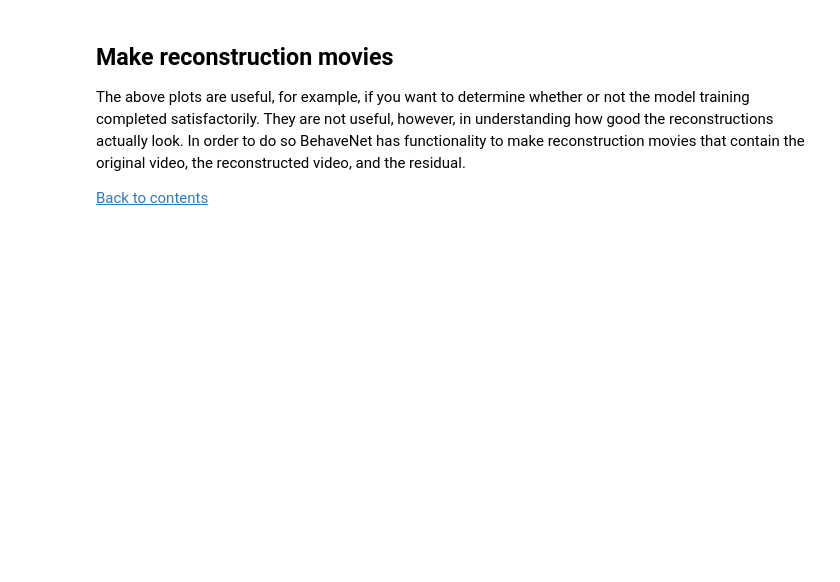
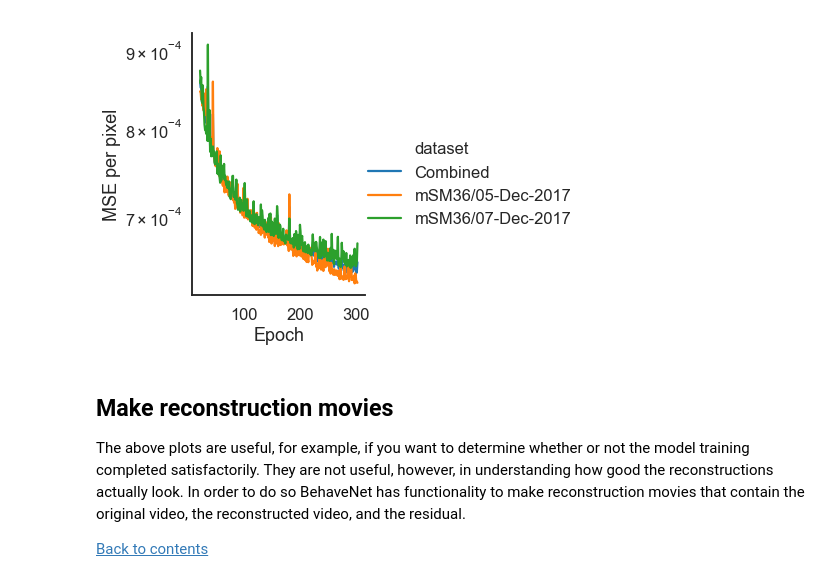
Before and after one commit to themattinthehatt/behavenet, a Jupyter notebook: example/01_ae.ipynb, the cells around one changed output. Drawn from its saved outputs; the diff is of its cells as text; code cells hidden in the pictures; blank space fills up the shorter version.

```diff
--- a/example/01_ae.ipynb
+++ b/example/01_ae.ipynb
@@ -174,23 +176,25 @@ metrics_df = pd.concat(metrics_df)
 # %%
 # plot data
 sns.set_style('white')
 sns.set_context('talk')
 
 dtype = 'val'  # 'train' | 'val'
 data_queried = metrics_df[
-    (metrics_df.epoch > 10) & (metrics_df.dtype == dtype) & ~pd.isna(metrics_df.loss)]
+    (metrics_df.epoch > 20) & (metrics_df.dtype == dtype) & ~pd.isna(metrics_df.loss)]
 splt = sns.relplot(x='epoch', y='loss', hue='dataset', kind='line', data=data_queried)
 splt.ax.set_xlabel('Epoch')
 splt.ax.set_yscale('log')
 splt.ax.set_ylabel('MSE per pixel')
 # plt.title('%s loss' % title_str)
 
 if save_outputs:
     save_file = os.path.join(get_user_dir('fig'), 'ae', 'loss_vs_epoch_by_dataset')
     make_dir_if_not_exists(save_file)
-    plt.savefig(filename + '.' + format, dpi=300, format=format)
+    plt.savefig(save_file + '.' + format, dpi=300, format=format)
 
 plt.show()
+# %% [output]
+[figure, added]
 # %% [markdown]
 ## Make reconstruction movies
 The above plots are useful, for example, if you want to determine whether or not the model training completed satisfactorily. They are not useful, however, in understanding how good the reconstructions actually look. In order to do so BehaveNet has functionality to make reconstruction movies that contain the original video, the reconstructed video, and the residual.
```
Also changed, not shown: parts of 5 cells of this notebook, 9 other files.
